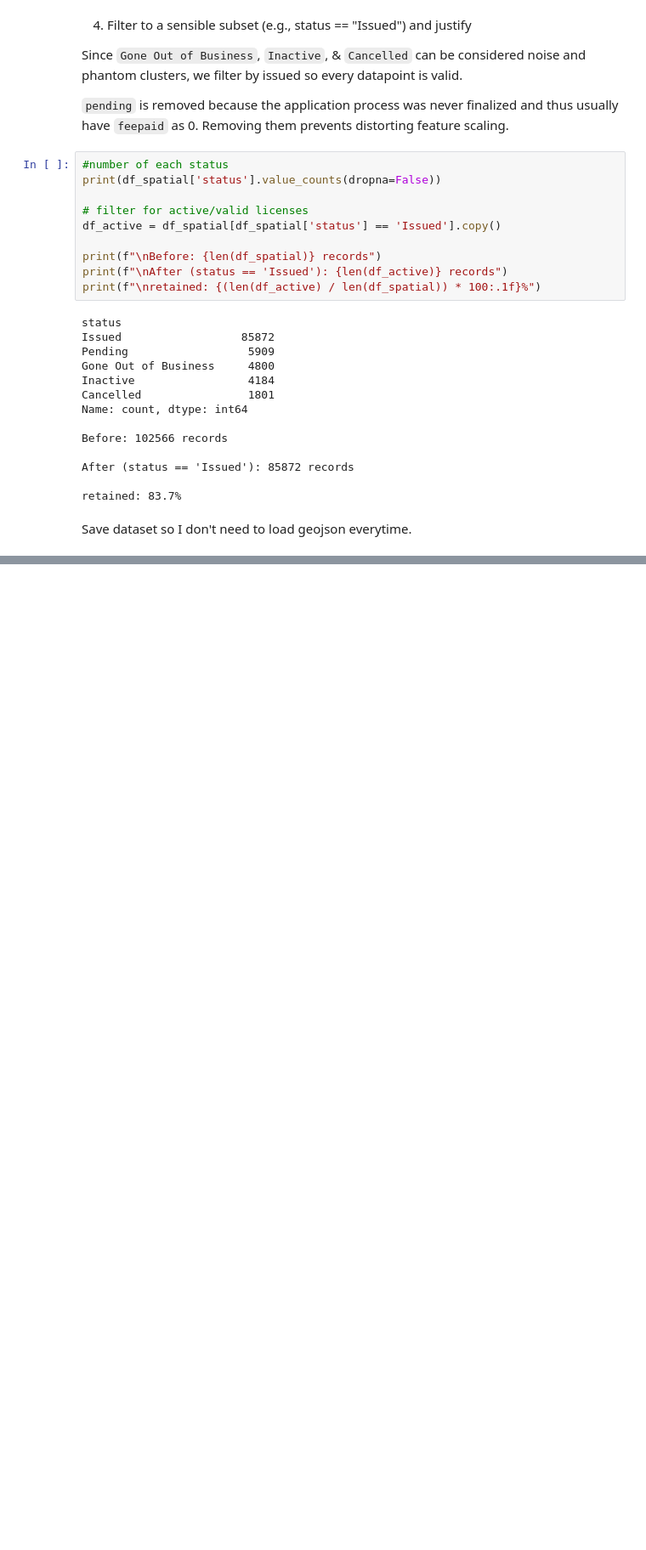
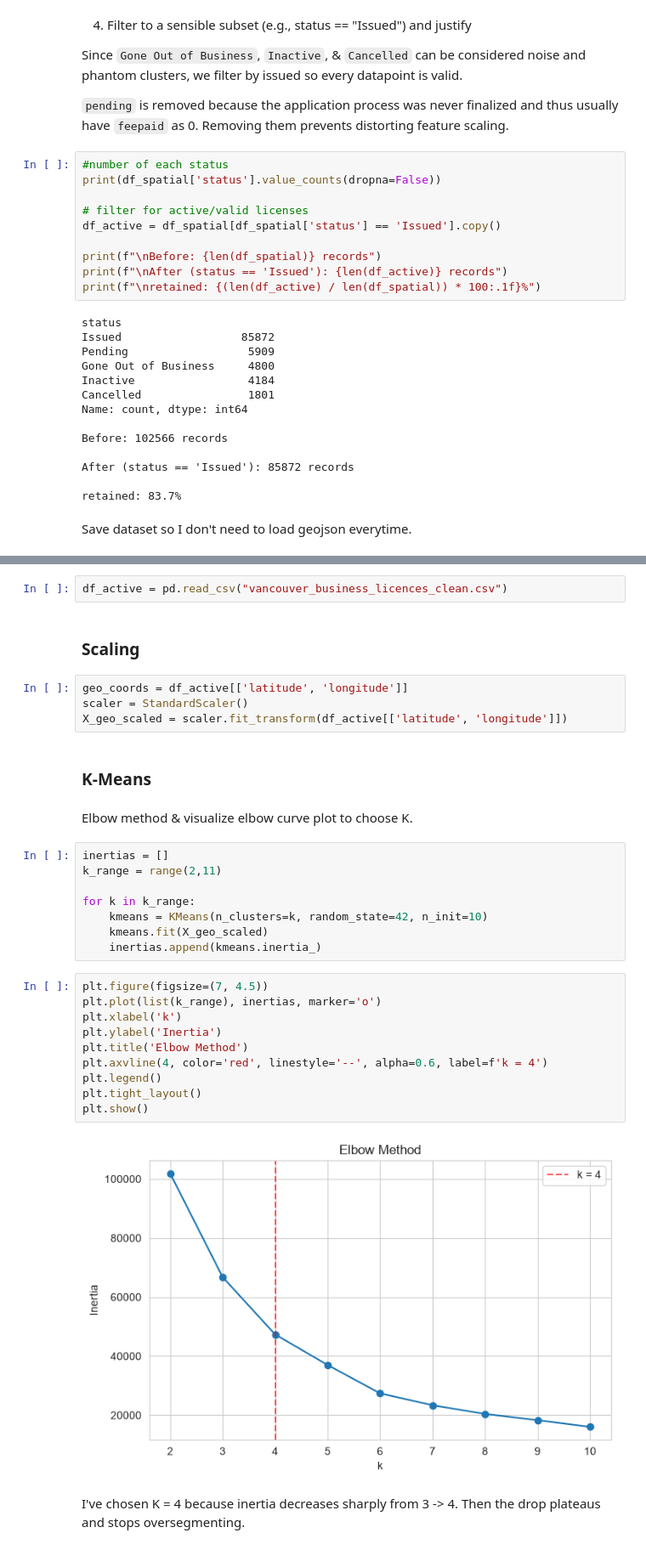
Before and after one commit to cda79/Vancouver-Business-Density-Analyzer, a Jupyter notebook: a3-notebook.ipynb, the cells around one changed output, grey strips where cells are left out. Shown at 85% size. Cells and saved outputs as stored; diff of their text form; blank space fills up the shorter version.

```diff
--- a/a3-notebook.ipynb
+++ b/a3-notebook.ipynb
@@ -247,0 +271,34 @@ print("Saved clean dataset")
+# %%
+df_active = pd.read_csv("vancouver_business_licences_clean.csv")
+# %% [markdown]
+### Scaling
+# %%
+geo_coords = df_active[['latitude', 'longitude']]
+scaler = StandardScaler()
+X_geo_scaled = scaler.fit_transform(df_active[['latitude', 'longitude']])
+# %% [markdown]
+### K-Means
+# %% [markdown]
+Elbow method & visualize elbow curve plot to choose K.
+# %%
+inertias = []
+k_range = range(2,11)
+
+for k in k_range:
+    kmeans = KMeans(n_clusters=k, random_state=42, n_init=10)
+    kmeans.fit(X_geo_scaled)
+    inertias.append(kmeans.inertia_)
+# %%
+plt.figure(figsize=(7, 4.5))
+plt.plot(list(k_range), inertias, marker='o')
+plt.xlabel('k')
+plt.ylabel('Inertia')
+plt.title('Elbow Method')
+plt.axvline(4, color='red', linestyle='--', alpha=0.6, label=f'k = 4')
+plt.legend()
+plt.tight_layout()
+plt.show()
+# %% [output]
+[figure, added]
+# %% [markdown]
+I've chosen K = 4 because inertia decreases sharply from 3 -> 4. Then the drop plateaus and stops oversegmenting.
```
Also changed, not shown: parts of 20 cells of this notebook.
